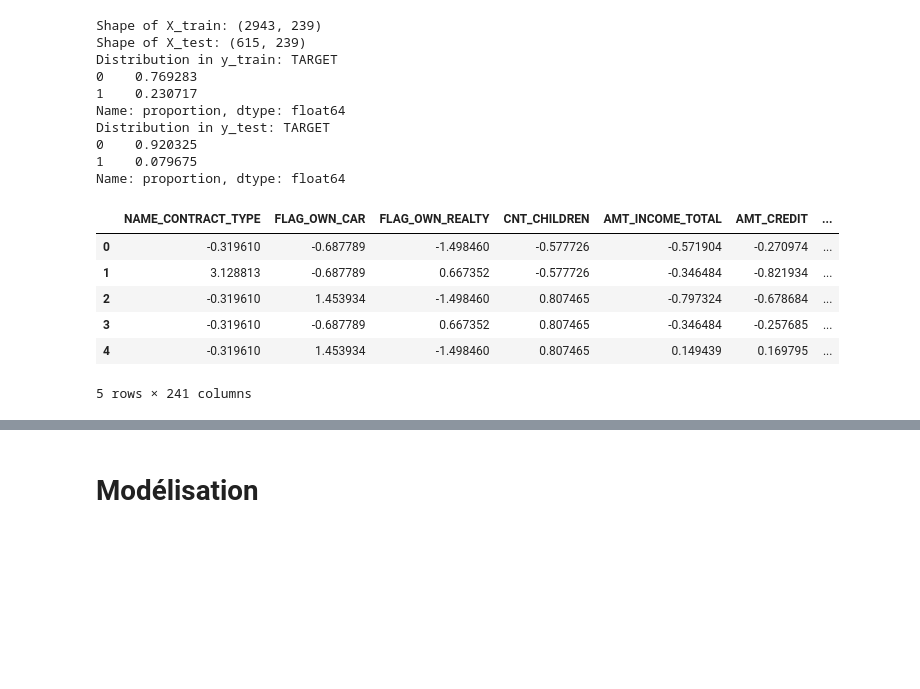
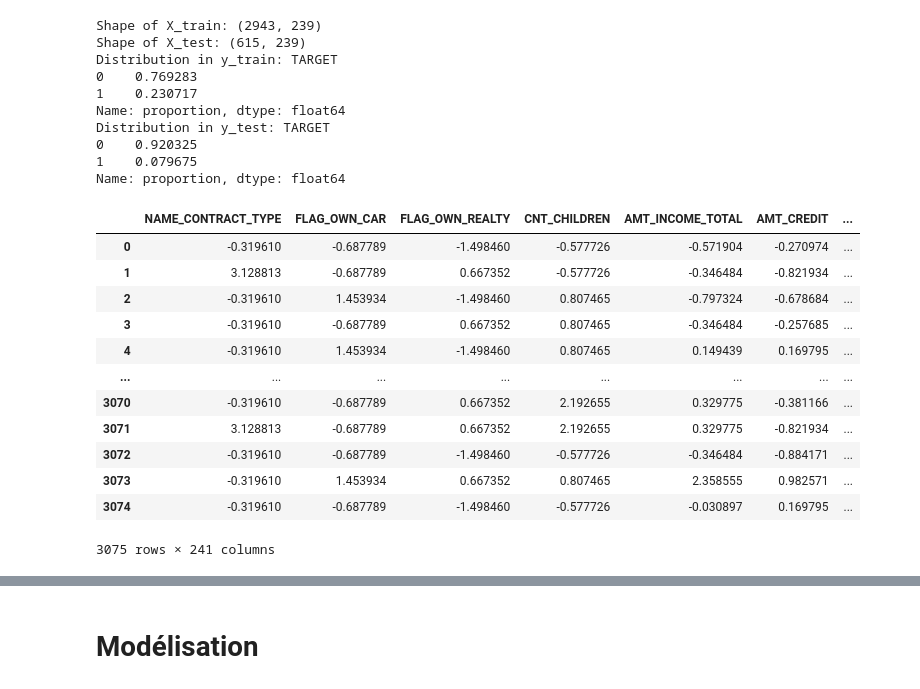
Before and after one commit to Stabadev/Projet7, a Jupyter notebook: notebooks/P7_nb2.ipynb, the cells around one changed output, grey strips where cells are left out. Cells and saved outputs as stored; diff of their text form; code cells hidden in the pictures; blank space fills up the shorter version.

```diff
--- a/notebooks/P7_nb2.ipynb
+++ b/notebooks/P7_nb2.ipynb
@@ -111,15 +111,21 @@ Distribution in y_test: TARGET
 1    0.079675
 Name: proportion, dtype: float64
 # %%
-app_datas_imputed_scaled.head()
+app_datas_imputed_scaled
 # %% [output]
 |  | NAME_CONTRACT_TYPE | FLAG_OWN_CAR | FLAG_OWN_REALTY | CNT_CHILDREN | AMT_INCOME_TOTAL | AMT_CREDIT | ... |
 | 0 | -0.319610 | -0.687789 | -1.498460 | -0.577726 | -0.571904 | -0.270974 | ... |
 | 1 | 3.128813 | -0.687789 | 0.667352 | -0.577726 | -0.346484 | -0.821934 | ... |
 | 2 | -0.319610 | 1.453934 | -1.498460 | 0.807465 | -0.797324 | -0.678684 | ... |
 | 3 | -0.319610 | -0.687789 | 0.667352 | 0.807465 | -0.346484 | -0.257685 | ... |
 | 4 | -0.319610 | 1.453934 | -1.498460 | 0.807465 | 0.149439 | 0.169795 | ... |
+| ... | ... | ... | ... | ... | ... | ... | ... |
+| 3070 | -0.319610 | -0.687789 | 0.667352 | 2.192655 | 0.329775 | -0.381166 | ... |
+| 3071 | 3.128813 | -0.687789 | 0.667352 | 2.192655 | 0.329775 | -0.821934 | ... |
+| 3072 | -0.319610 | -0.687789 | -1.498460 | -0.577726 | -0.346484 | -0.884171 | ... |
+| 3073 | -0.319610 | 1.453934 | 0.667352 | 0.807465 | 2.358555 | 0.982571 | ... |
+| 3074 | -0.319610 | -0.687789 | -1.498460 | -0.577726 | -0.030897 | 0.169795 | ... |
-5 rows × 241 columns
+3075 rows × 241 columns
 # %%
 print(app_datas.shape)
 print(app_datas.columns)
```
Also changed, not shown: 1 other file.
